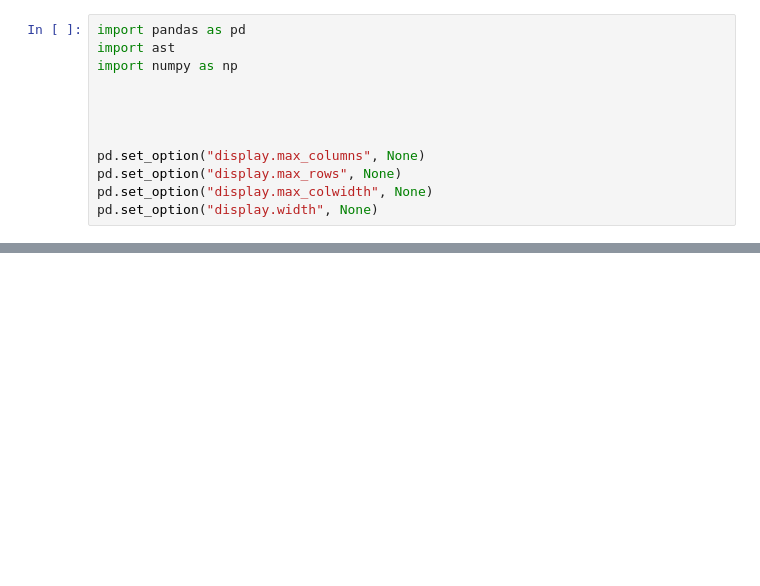
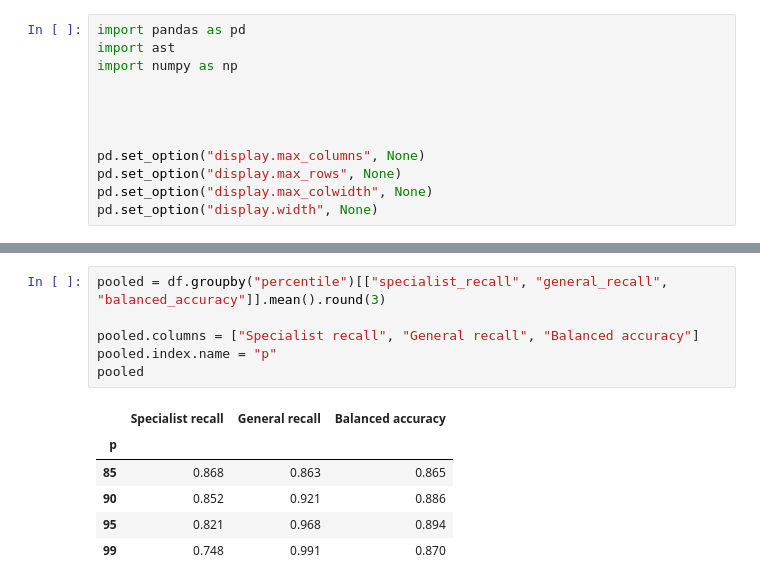
Before and after one commit to TheOpenSI/ADAPT, a Jupyter notebook: calibration_threshold/results_validation_scores/Threshold.ipynb, the cells around one changed output, grey strips where cells are left out. Cells and saved outputs as stored; diff of their text form; blank space fills up the shorter version.

```diff
--- a/calibration_threshold/results_validation_scores/Threshold.ipynb
+++ b/calibration_threshold/results_validation_scores/Threshold.ipynb
@@ -135,0 +56,13 @@ targets.round(2)
+# %%
+pooled = df.groupby("percentile")[["specialist_recall", "general_recall", "balanced_accuracy"]].mean().round(3)
+
+pooled.columns = ["Specialist recall", "General recall", "Balanced accuracy"]
+pooled.index.name = "p"
+pooled
+# %% [output]
+|  | Specialist recall | General recall | Balanced accuracy |
+| p |  |  |  |
+| 85 | 0.868 | 0.863 | 0.865 |
+| 90 | 0.852 | 0.921 | 0.886 |
+| 95 | 0.821 | 0.968 | 0.894 |
+| 99 | 0.748 | 0.991 | 0.870 |
```
Also changed, not shown: parts of 15 cells of this notebook, 3 other files.
